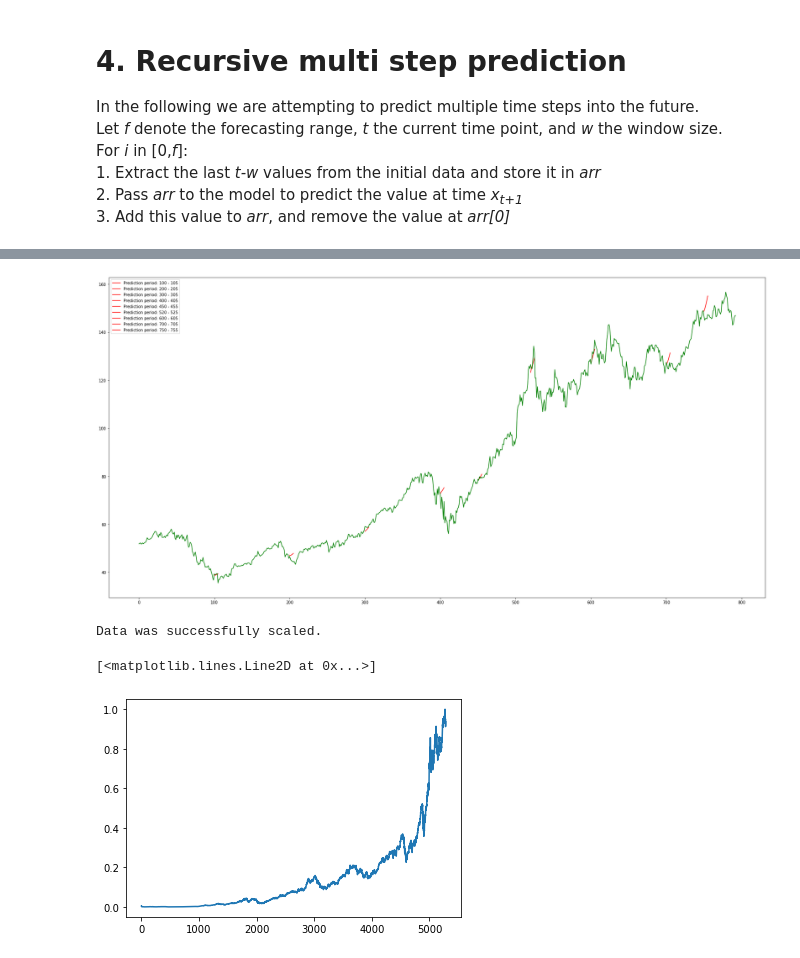
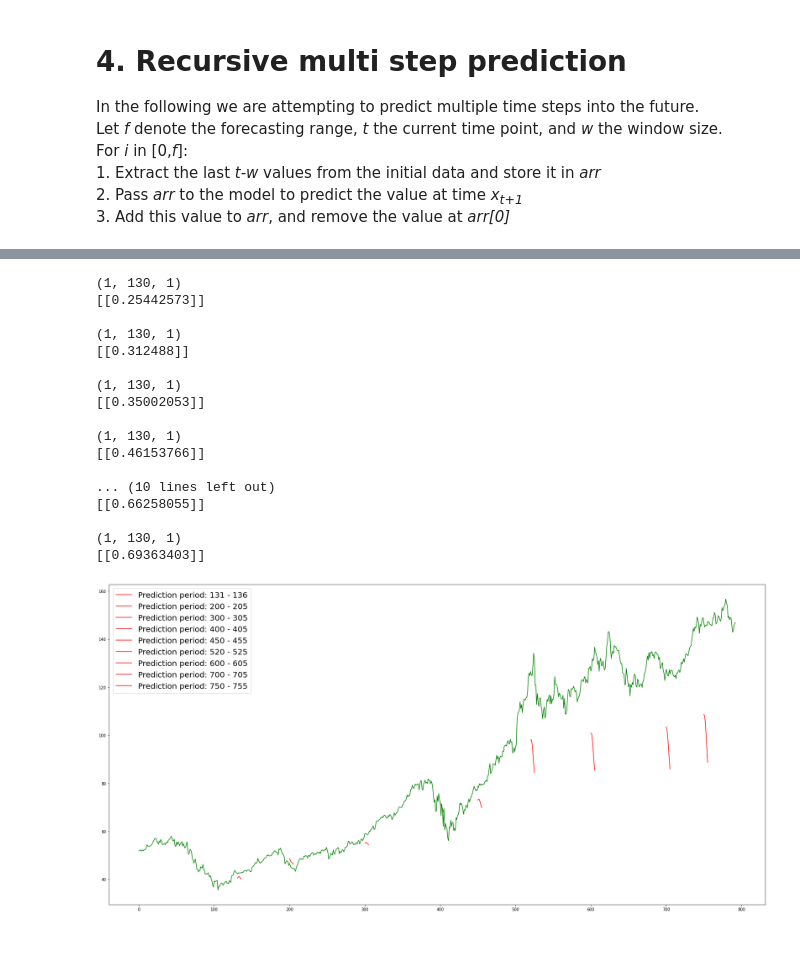
Before and after one commit to KonstantinQuant/forecasting-closing-lstm, a Jupyter notebook: project1.ipynb, the cells around one changed output, grey strips where cells are left out. Saved outputs shown, nothing was run; the diff lists cells and outputs as text; code cells hidden in the pictures.

```diff
--- a/project1.ipynb
+++ b/project1.ipynb
@@ -92,23 +93,31 @@ After the data is scaled, we can split it into our training and test data.
 We train on the train data and train on the test data.
 We will do a validation split automatically, later in the project.
 # %%
-def splitData(series, splitPercent=0.8):
+def splitData(series, splitPercent=0.8, vsplitPercent=0.2):
     """
-    splitData splits time series data into two partition dataset
+    splitData splits time series data into three partition dataset
 
     :param series: a series of numerical values to be split
     :param splitPercent: optional, the size of the test data compared to the total data in length, is 0.8 by default
                          the size of the test dataset is floored through integer casting
-    :return: returns the train and test dataset
+    :param vsplitPercent: the percent of the already splitted testdata that is validation data
+    :return: returns the train, validation and test datasets
     """
     rowCount = len(series)
-    trainSize = int(rowCount * splitPercent) # The trainsize is the floored length(data) * the split%
+    print(rowCount)
+    trainAndValSize = int(rowCount * splitPercent) # The trainsize is the floored length(data) * the split% # AssertEquals(4491)
+    trainSize = int(trainAndValSize * (1-vsplitPercent)) # AssertEquals(3592)
+    testSize = (rowCount-trainAndValSize) # AssertEquals(793)
+    valSize = trainAndValSize-trainSize # AssertEquals(899)
+
     train = series[:trainSize] # The training dataset is all data until the trainSize
-    test = series[trainSize:] # The test dataset is all data from the trainSize
+    val = series[trainSize:trainAndValSize]
+    test = series[-testSize:] # The test dataset is all data from the trainSize
     print("Data was successfully split from " + str(rowCount) + " into ", end='')
     print("Train: " + str(len(train)), end=' ')
-    print("Test: " + str(len(test)))
-    return train, test
+    print("Test: " + str(len(test)), end=' ')
+    print("Validation: " + str(len(val)))
+    return train, test, val
 # %% [markdown]
 ### 3.3 Preparing the data
 After the data is split, it can needs to be prepared.
@@ -302,0 +348,20 @@ def visualizeMultiMultiStepPrediction(results):
+# %%
+def visualizeMultiMultiStepPrediction(results):
+    """
+    visualizeMultiMultiStepPrediction is a function for visualizing multiple predictions against the
+    whole time frame
+
+    :param results: the results of the multi multi step prediction, which contain the inversed x and y coordinates
+    """
+    plt.figure(figsize=(30,15))
+    for index in range(0, results.shape[0]):
+        lower = results[index, 0, 0]
+        upper = results[index, 0, results.shape[2]-1]
+        label_ = ("Prediction period: %d - %d" % (lower, upper))
+        #plt.plot(results[index, 0, :], results[index, 1, :], label = label_)
+        plt.plot(results[index, 0, :], results[index, 1, :], label = label_, color = "red")
+        plt.legend(loc="best", prop={'size': 20})
+    trueData = pd.read_csv('/Users/konstantinkuchenmeister/Downloads/aapl.csv').iloc[-len(test):, 4:5].values
+    plt.plot(trueData, color="green")
+    plt.legend(loc="best", prop={'size': 20})
+    plt.show()
@@ -417,12 +539,22 @@ visualizePerformance(history)
 # %%
-res = makeMultiMultiStepPrediction([100, 200, 300, 400, 450, 520, 600, 700, 750],6)
+res = makeMultiMultiStepPrediction([131,200, 300, 400, 450, 520, 600, 700, 750],6)
 visualizeMultiMultiStepPrediction(res)
 # %% [output]
+(1, 130, 1)
+[[0.25442573]]
+
+(1, 130, 1)
+[[0.312488]]
+
+(1, 130, 1)
+[[0.35002053]]
+
+(1, 130, 1)
+[[0.46153766]]
+
+... (10 lines left out)
+[[0.66258055]]
+
+(1, 130, 1)
+[[0.69363403]]
-[figure, old version]
+[figure, new version]
-# %%
-data = scaleData(apple)
-plt.plot(data)
-# %% [output]
-Data was successfully scaled.
-[<matplotlib.lines.Line2D at 0x...>]
-[figure, removed]
```
Also changed, not shown: parts of 29 cells of this notebook.
